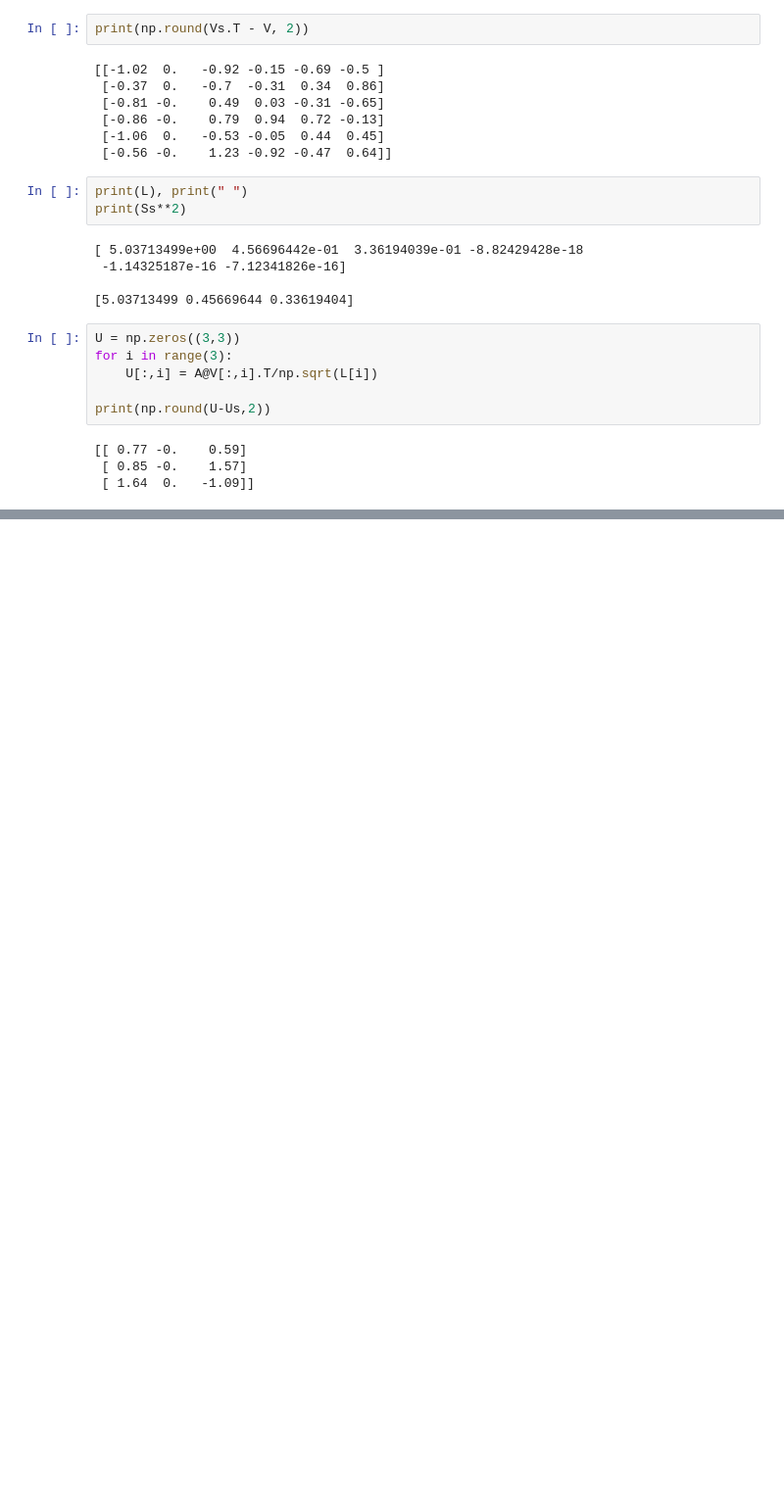
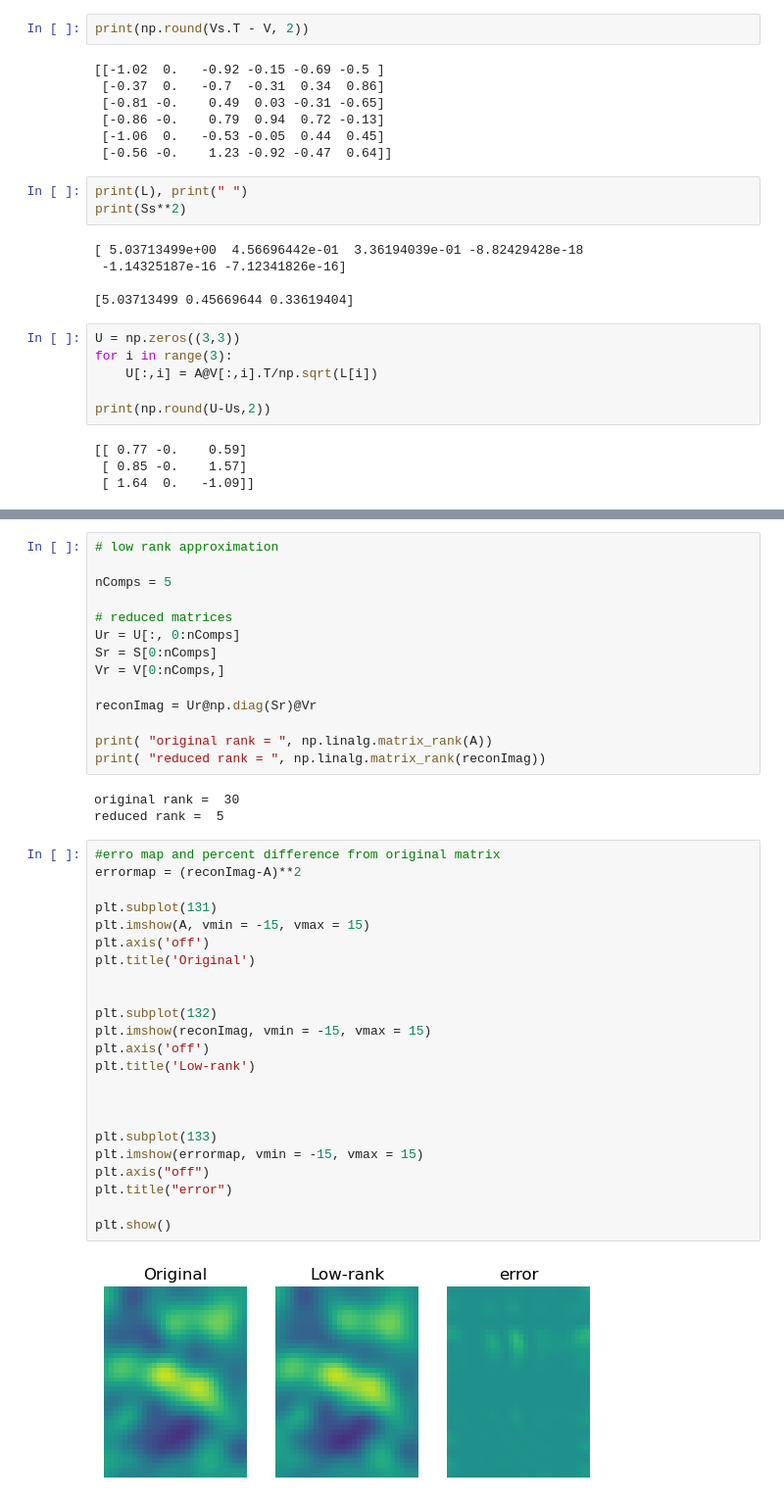
Before and after one commit to decemberkms/linear_algebra, a Jupyter notebook: singular_value_decomposition_09.ipynb, the cells around one changed output, grey strips where cells are left out. Shown at 98% size. Cells and saved outputs as stored; diff of their text form; blank space fills up the shorter version.

```diff
--- a/singular_value_decomposition_09.ipynb
+++ b/singular_value_decomposition_09.ipynb
@@ -192,0 +270,42 @@ print(np.round(U-Us,2))
+# %%
+# low rank approximation
+
+nComps = 5
+
+# reduced matrices
+Ur = U[:, 0:nComps]
+Sr = S[0:nComps]
+Vr = V[0:nComps,]
+
+reconImag = Ur@np.diag(Sr)@Vr
+
+print( "original rank = ", np.linalg.matrix_rank(A))
+print( "reduced rank = ", np.linalg.matrix_rank(reconImag))
+# %% [output]
+original rank =  30
+reduced rank =  5
+# %%
+#erro map and percent difference from original matrix
+errormap = (reconImag-A)**2
+
+plt.subplot(131)
+plt.imshow(A, vmin = -15, vmax = 15)
+plt.axis('off')
+plt.title('Original')
+
+
+plt.subplot(132)
+plt.imshow(reconImag, vmin = -15, vmax = 15)
+plt.axis('off')
+plt.title('Low-rank')
+
+
+
+plt.subplot(133)
+plt.imshow(errormap, vmin = -15, vmax = 15)
+plt.axis("off")
+plt.title("error")
+
+plt.show()
+# %% [output]
+[figure, added]
```
Also changed, not shown: parts of 6 cells of this notebook.
